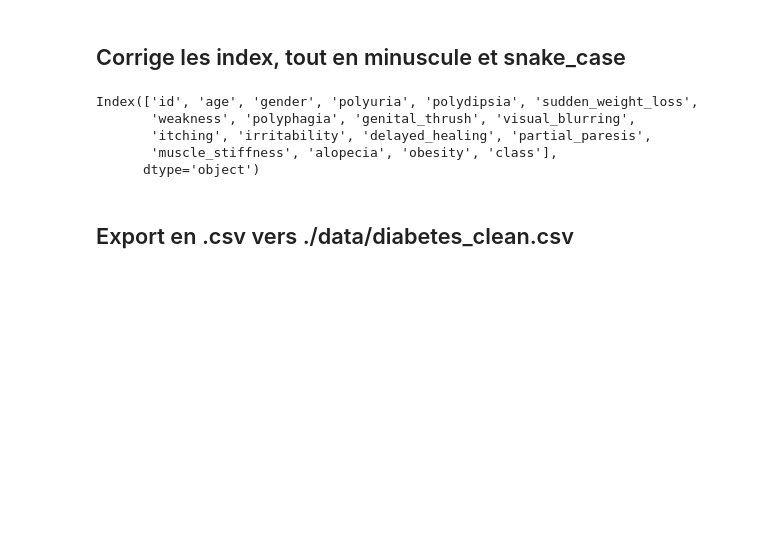
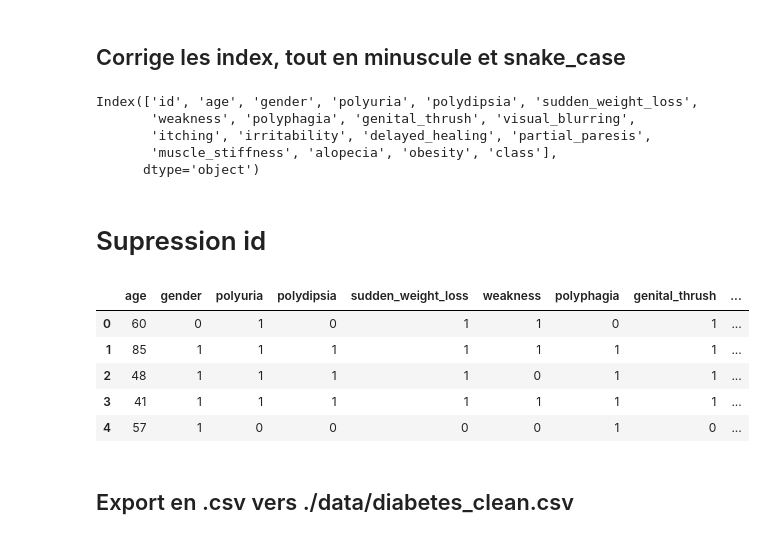
Before and after one commit to AnnaVitry/DiabetesUFO, a Jupyter notebook: eda_UFO_diabetes.ipynb, the cells around one changed output. Cells and saved outputs as stored; diff of their text form; code cells hidden in the pictures; blank space fills up the shorter version.

```diff
--- a/eda_UFO_diabetes.ipynb
+++ b/eda_UFO_diabetes.ipynb
@@ -106,6 +106,18 @@ Index(['id', 'age', 'gender', 'polyuria', 'polydipsia', 'sudden_weight_loss',
        'itching', 'irritability', 'delayed_healing', 'partial_paresis',
        'muscle_stiffness', 'alopecia', 'obesity', 'class'],
       dtype='object')
+# %% [markdown]
+# Supression id
+# %%
+df.drop(columns=['id'], inplace=True)
+df.head()
+# %% [output]
+|  | age | gender | polyuria | polydipsia | sudden_weight_loss | weakness | polyphagia | genital_thrush | ... |
+| 0 | 60 | 0 | 1 | 0 | 1 | 1 | 0 | 1 | ... |
+| 1 | 85 | 1 | 1 | 1 | 1 | 1 | 1 | 1 | ... |
+| 2 | 48 | 1 | 1 | 1 | 1 | 0 | 1 | 1 | ... |
+| 3 | 41 | 1 | 1 | 1 | 1 | 1 | 1 | 1 | ... |
+| 4 | 57 | 1 | 0 | 0 | 0 | 0 | 1 | 0 | ... |
 # %% [markdown]
 ## Export en .csv vers ./data/diabetes_clean.csv
 # %%
```
Also changed, not shown: parts of 1 cell of this notebook.
